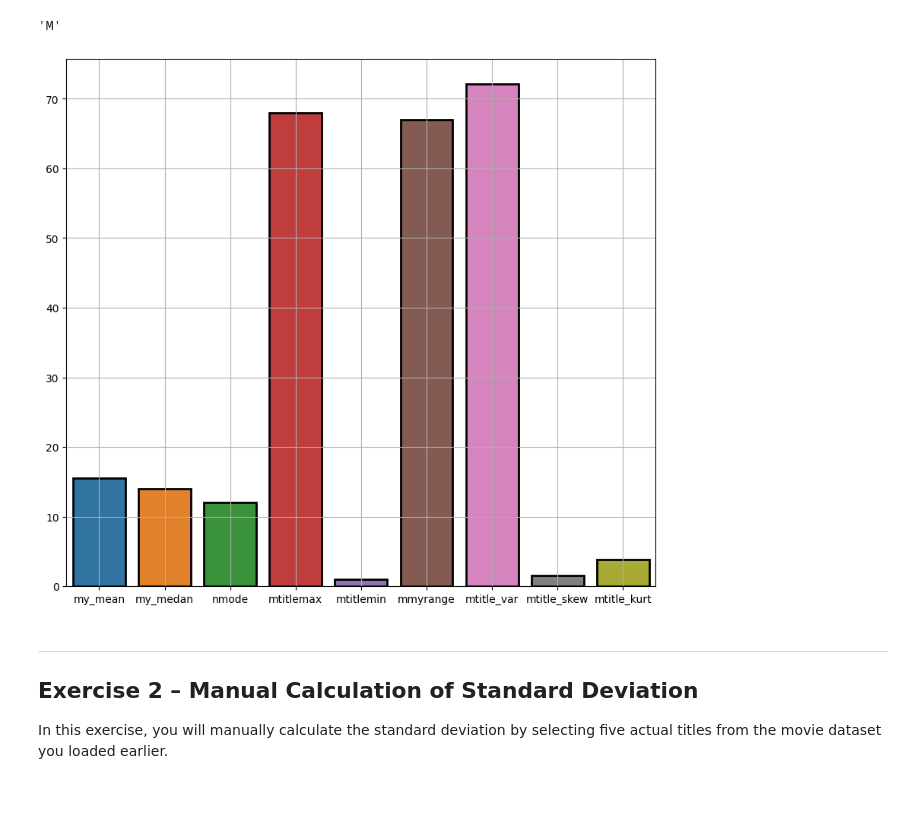
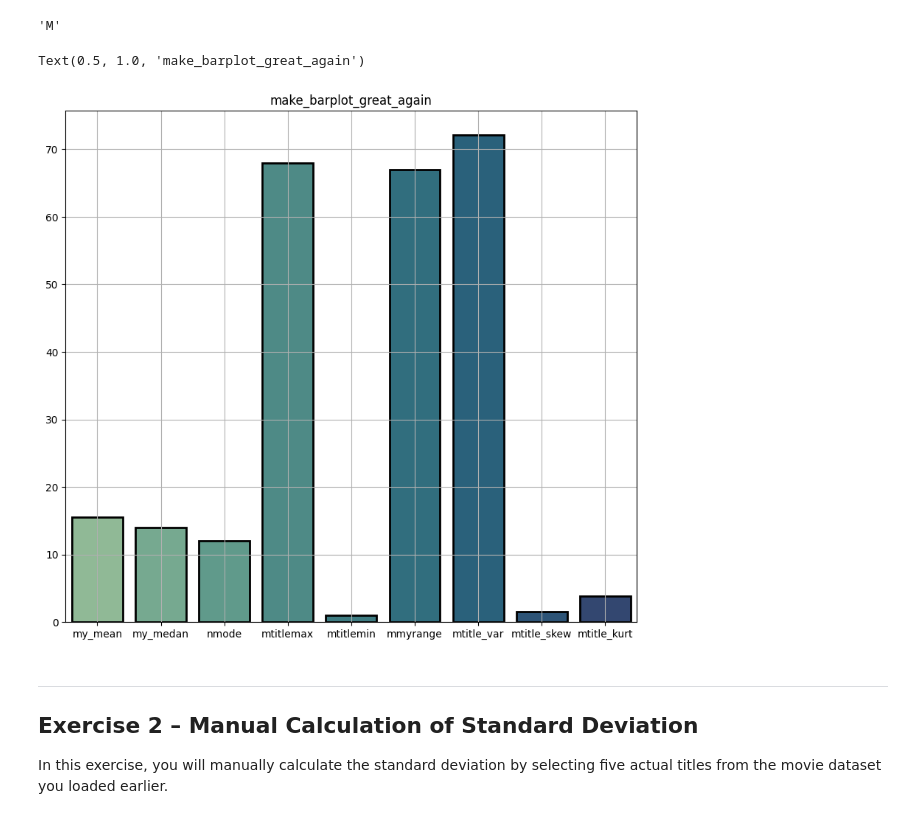
Before and after one commit to utkuseyithanoglu/utku_descriptive-statistics-exercises-project-with-python, a Jupyter notebook: notebook/problems.ipynb, the cells around one changed output. Drawn from its saved outputs; the diff is of its cells as text; code cells hidden in the pictures.

```diff
--- a/notebook/problems.ipynb
+++ b/notebook/problems.ipynb
@@ -146,28 +146,29 @@ short_title
 'M'
 # %%
 # plot your results
-"""
+
 d1={
     "my_mean":mu,
     "my_medan":mid,
     "nmode":my_mode,
     "mtitlemax":titlemax,
     "mtitlemin":titlemin,
     "mmyrange":title_range,
     "mtitle_var":title_var,
     "mtitle_skew":title_skew,
     "mtitle_kurt":title_kurt,
 
 }
-"""
-d1=pd.DataFrame({
 
-})
+d1=pd.DataFrame(d1)
+
 plt.figure(figsize=(10,9))
-sns.barplot(d1,linewidth=2,edgecolor='black')
+sns.barplot(d1,linewidth=2,edgecolor='black',palette="crest")
 plt.grid()
+plt.title("make_barplot_great_again")
 # %% [output]
+Text(0.5, 1.0, 'make_barplot_great_again')
-[figure, old version]
+[figure, new version]
 # %% [markdown]
 ---
 
```
Also changed, not shown: parts of 4 cells of this notebook.
